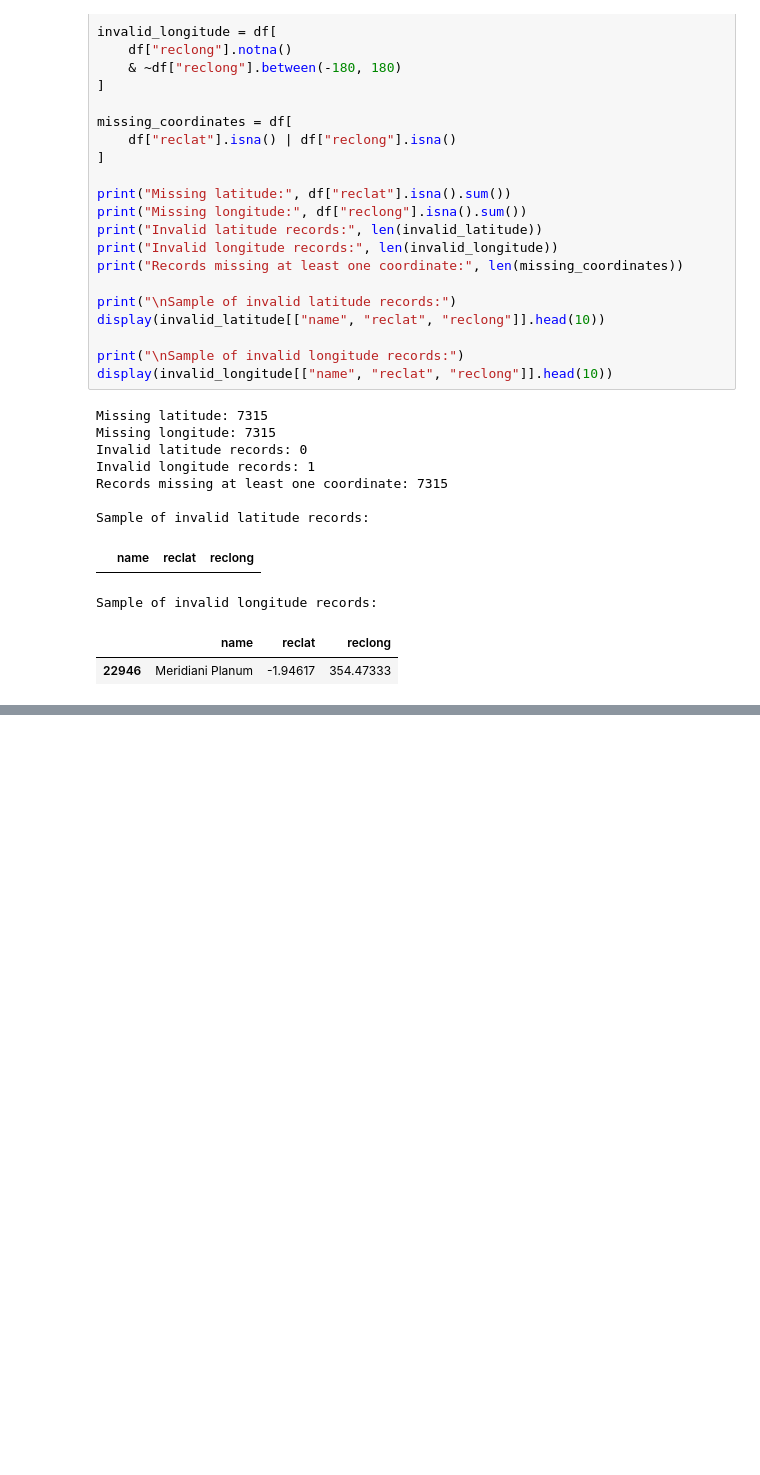
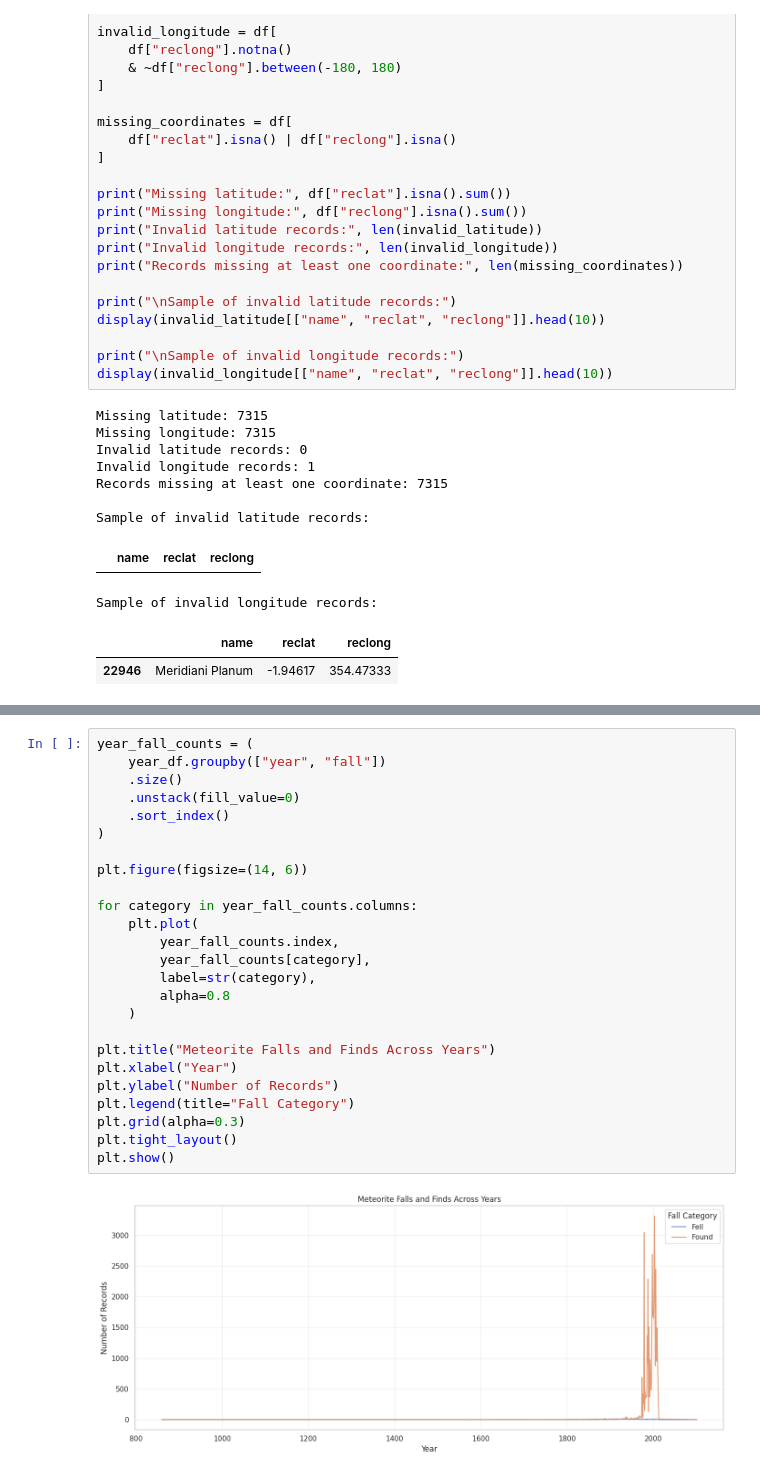
Before and after one commit to manaswiniyoshitha2006-netizen/ML-Evaluation, a Jupyter notebook: notebooks/clustering.ipynb, the cells around one changed output, grey strips where cells are left out. Cells and saved outputs as stored; diff of their text form; blank space fills up the shorter version.

```diff
--- a/notebooks/clustering.ipynb
+++ b/notebooks/clustering.ipynb
@@ -956,0 +993,27 @@ Sample of invalid longitude records:
+# %%
+year_fall_counts = (
+    year_df.groupby(["year", "fall"])
+    .size()
+    .unstack(fill_value=0)
+    .sort_index()
+)
+
+plt.figure(figsize=(14, 6))
+
+for category in year_fall_counts.columns:
+    plt.plot(
+        year_fall_counts.index,
+        year_fall_counts[category],
+        label=str(category),
+        alpha=0.8
+    )
+
+plt.title("Meteorite Falls and Finds Across Years")
+plt.xlabel("Year")
+plt.ylabel("Number of Records")
+plt.legend(title="Fall Category")
+plt.grid(alpha=0.3)
+plt.tight_layout()
+plt.show()
+# %% [output]
+[figure, added]
```
Also changed, not shown: parts of 5 cells of this notebook.
